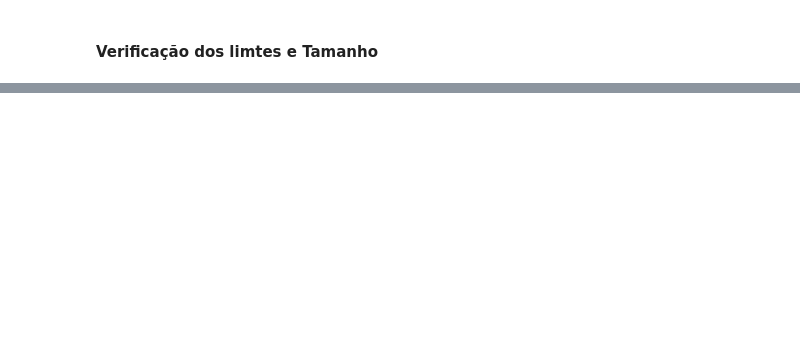
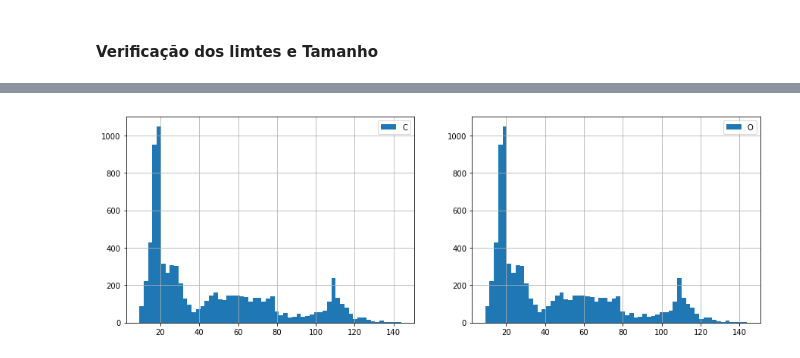
Before and after one commit to lucasmesz/Ciencia_de_Dados, a Jupyter notebook: Series_ML.ipynb, the cells around one changed output, grey strips where cells are left out. Saved outputs shown, nothing was run; the diff lists cells and outputs as text; code cells hidden in the pictures; blank space fills up the shorter version.

```diff
--- a/Series_ML.ipynb
+++ b/Series_ML.ipynb
@@ -126,0 +65,9 @@ Index(['WTI_FOB', 'Brent_FOB', 'Gasoline_LA', 'ULS_Diesel_LA', 'TX_Propane_MB',
+# %%
+fig, (ax1, ax2)= plt.subplots(1,2, figsize=(15,5))
+serie_x.Brent_FOB.hist(ax=ax1, bins=60)
+serie_1.iloc[:,1].hist(ax=ax2, bins=60)
+ax1.legend('C')
+ax2.legend('O')
+plt.show()
+# %% [output]
+[figure, added]
```
Also changed, not shown: parts of 52 cells of this notebook.
